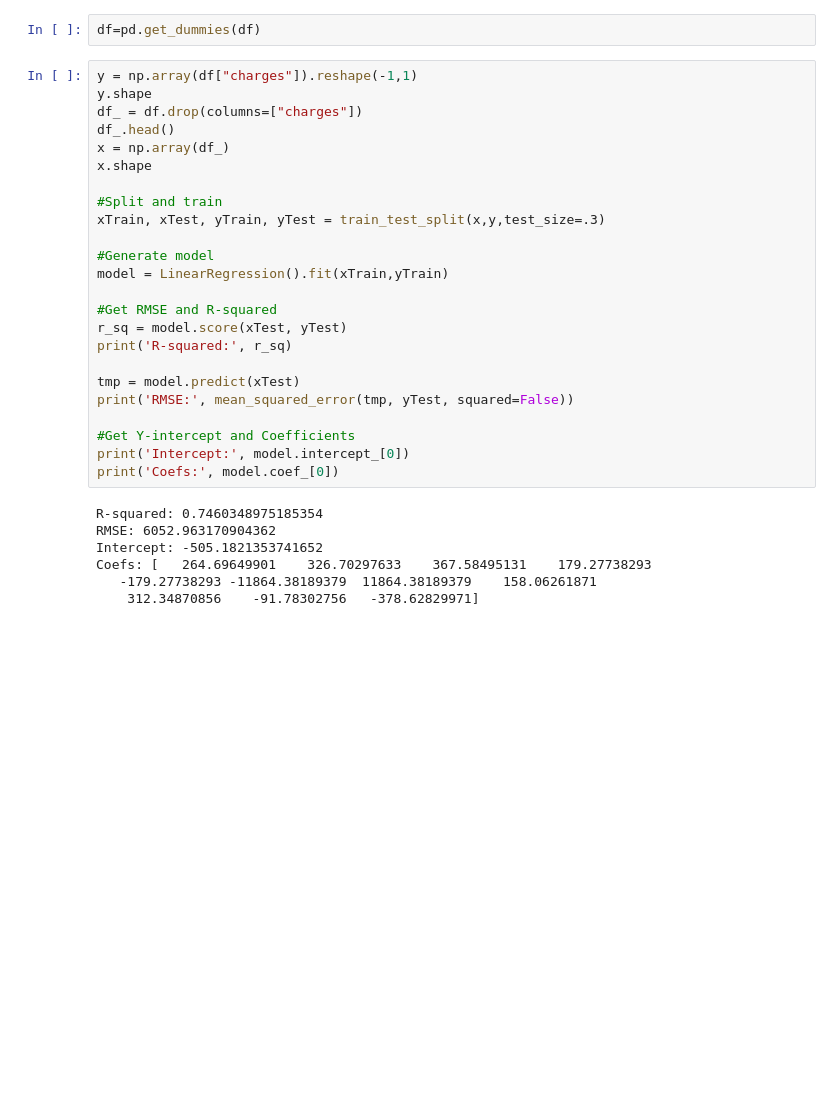
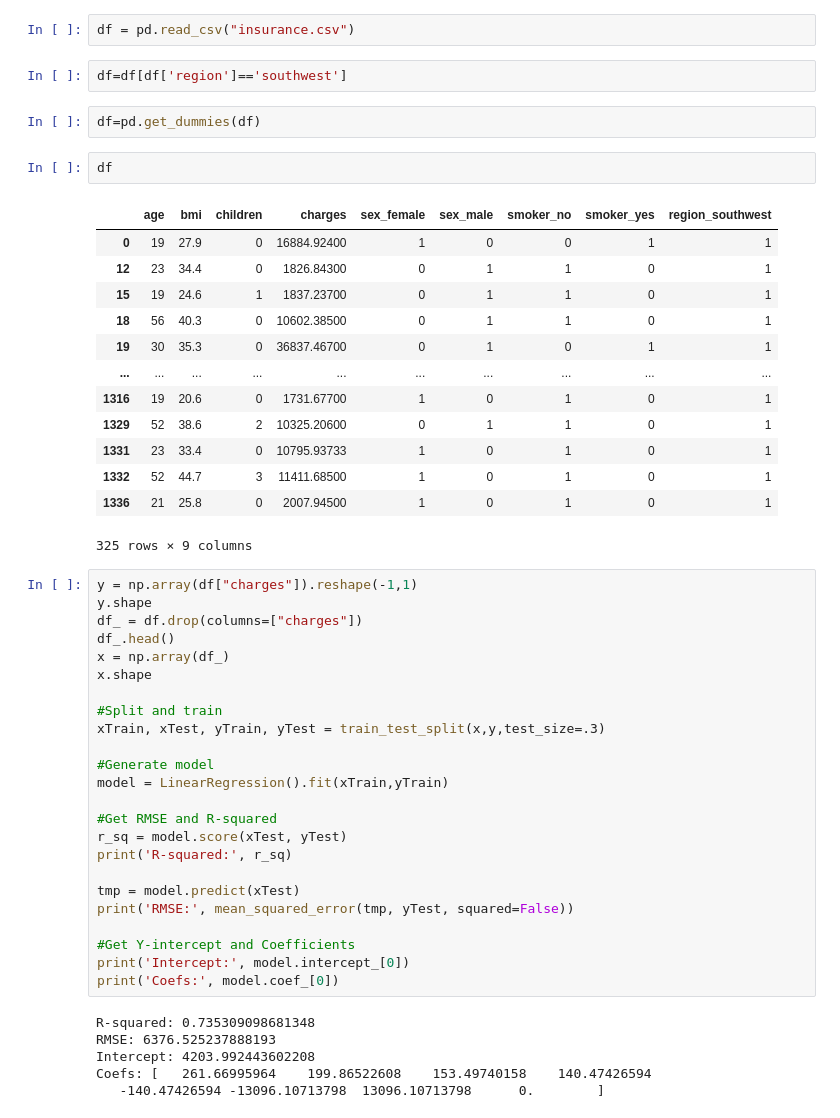
Before and after one commit to guochuanyong/Data-Analytics-Insurance-Cost-Project, a Jupyter notebook: DATA_3450_Project.ipynb, the cells around one changed output. Saved outputs shown, nothing was run; the diff lists cells and outputs as text; blank space fills up the shorter version.

```diff
--- a/DATA_3450_Project.ipynb
+++ b/DATA_3450_Project.ipynb
@@ -60,8 +70,28 @@ sns.pairplot(df, hue = 'charges')
 # %% [output]
 <seaborn.axisgrid.PairGrid at 0x...>
 [figure]
+# %%
+df = pd.read_csv("insurance.csv")
+# %%
+df=df[df['region']=='southwest']
 # %%
 df=pd.get_dummies(df)
+# %%
+df
+# %% [output]
+|  | age | bmi | children | charges | sex_female | sex_male | smoker_no | smoker_yes | region_southwest |
+| 0 | 19 | 27.9 | 0 | 16884.92400 | 1 | 0 | 0 | 1 | 1 |
+| 12 | 23 | 34.4 | 0 | 1826.84300 | 0 | 1 | 1 | 0 | 1 |
+| 15 | 19 | 24.6 | 1 | 1837.23700 | 0 | 1 | 1 | 0 | 1 |
+| 18 | 56 | 40.3 | 0 | 10602.38500 | 0 | 1 | 1 | 0 | 1 |
+| 19 | 30 | 35.3 | 0 | 36837.46700 | 0 | 1 | 0 | 1 | 1 |
+| ... | ... | ... | ... | ... | ... | ... | ... | ... | ... |
+| 1316 | 19 | 20.6 | 0 | 1731.67700 | 1 | 0 | 1 | 0 | 1 |
+| 1329 | 52 | 38.6 | 2 | 10325.20600 | 0 | 1 | 1 | 0 | 1 |
+| 1331 | 23 | 33.4 | 0 | 10795.93733 | 1 | 0 | 1 | 0 | 1 |
+| 1332 | 52 | 44.7 | 3 | 11411.68500 | 1 | 0 | 1 | 0 | 1 |
+| 1336 | 21 | 25.8 | 0 | 2007.94500 | 1 | 0 | 1 | 0 | 1 |
+325 rows × 9 columns
 # %%
 y = np.array(df["charges"]).reshape(-1,1)
 y.shape
@@ -87,9 +117,8 @@ print('RMSE:', mean_squared_error(tmp, yTest, squared=False))
 print('Intercept:', model.intercept_[0])
 print('Coefs:', model.coef_[0])
 # %% [output]
-R-squared: 0.7460348975185354
-RMSE: 6052.963170904362
-Intercept: -505.1821353741652
-Coefs: [   264.69649901    326.70297633    367.58495131    179.27738293
-   -179.27738293 -11864.38189379  11864.38189379    158.06261871
-    312.34870856    -91.78302756   -378.62829971]
+R-squared: 0.735309098681348
+RMSE: 6376.525237888193
+Intercept: 4203.992443602208
+Coefs: [   261.66995964    199.86522608    153.49740158    140.47426594
+   -140.47426594 -13096.10713798  13096.10713798      0.        ]
```
Also changed, not shown: parts of 3 cells of this notebook.
